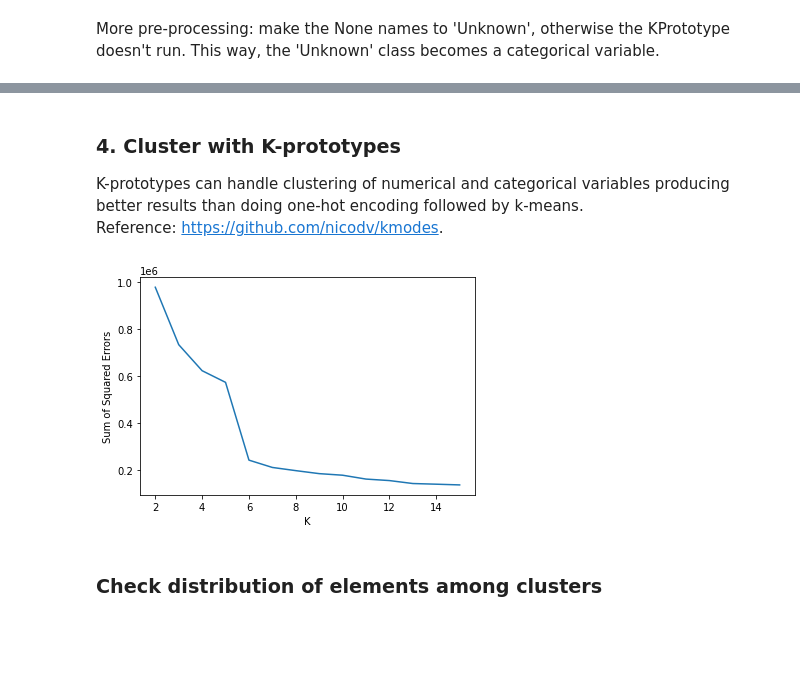
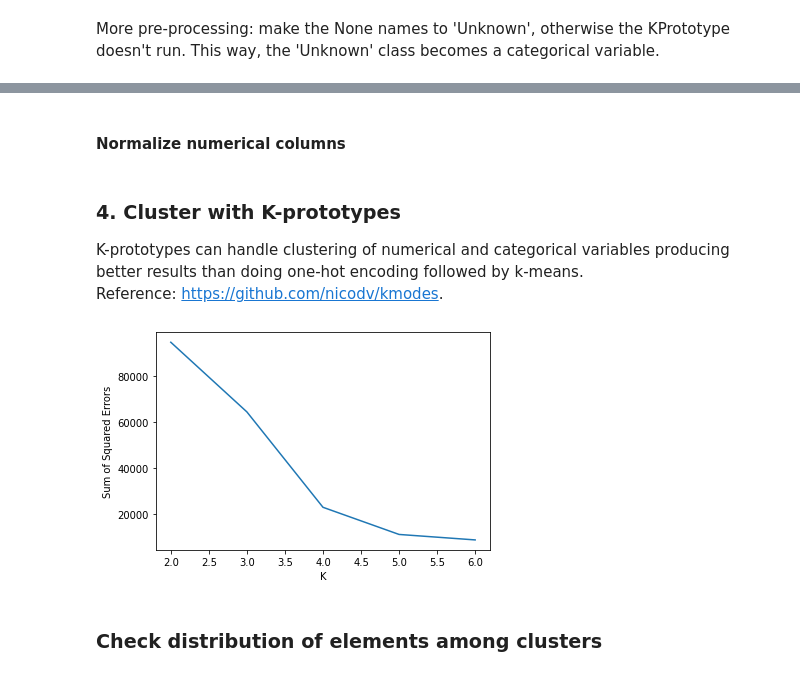
Before and after one commit to epfl-ada/ada-2021-project-quotebankers, a Jupyter notebook: clustering.ipynb, the cells around one changed output, grey strips where cells are left out. Cells and saved outputs as stored; diff of their text form; code cells hidden in the pictures; blank space fills up the shorter version.

Commit message:
Stupid clustering with k-prototypes, clusters only over ages

```diff
--- a/clustering.ipynb
+++ b/clustering.ipynb
@@ -178,0 +222,17 @@ speakers_features_preprocessed.head()
+# %%
+# top_occ_synset_obj = wn.synsets('athlete')[0]
+# qid_synset_obj = wn.synsets('politician')[0]
+# top_occ_synset_obj.path_similarity(qid_synset_obj)
+a = np.array([[0.2, 0.3, 0.1, 0.99, 0.9]])
+a[a != np.max(a)] = 0
+a[a == np.max(a)] = 1
+a
+# 'soccer player'
+# 'American football player'
+# 'hockey player'
+top_occ_synset_obj = wn.synsets('singer')
+top_occ_synset_obj
+# qid_synset_obj = wn.synsets('hockey player')[0]
+# top_occ_synset_obj.path_similarity(qid_synset_obj)
+
+# qid_occupation_map
@@ -178,0 +241,12 @@ speakers_features_preprocessed.head()
+# %%
+# Create new columns: politician_score, athlete_score, actor_score, lawyer_score, researcher_score, journalist_score, musician_score, businessperson_score
+for top_occupation in top_occupations:
+    speakers_features_preprocessed[f'{top_occupation}_score'] = None
+speakers_features_preprocessed.head(20)
+
+unique_occupation_qids = speakers_features_preprocessed.occupation.unique().tolist()
+for occ_qid in qid_similarities_map:
+    speakers_features_preprocessed.loc[speakers_features_preprocessed['occupation'] == occ_qid,
+                                      ['politician_score', 'athlete_score', 'actor_score', 'lawyer_score',
+                                       'researcher_score', 'journalist_score', 'musician_score', 'businessperson_score']] = qid_similarities_map[occ_qid]
+# speakers_features_preprocessed.head(10)
@@ -178,0 +264,4 @@ speakers_features_preprocessed.head()
+# %%
+speakers_features_preprocessed_final = speakers_features_preprocessed.drop(columns=['occupation']).dropna()
+speakers_features_preprocessed_final.head()
+# print(speakers_features_preprocessed_final.shape)
@@ -178,0 +276,2 @@ speakers_features_preprocessed.head()
+# %% [markdown]
+#### Normalize numerical columns
@@ -182,7 +296,6 @@ K-prototypes can handle clustering of numerical and categorical variables produc
 Reference: https://github.com/nicodv/kmodes.
 # %%
 from kmodes.kprototypes import KPrototypes
-from sklearn.metrics import silhouette_score
 
 def run_kprototypes(features, start, end):
     """
@@ -193,7 +306,7 @@ def run_kprototypes(features, start, end):
     kprotos = {}
     for k in range(start, end + 1):
         # Assign the labels to the clusters
-        kproto = KPrototypes(n_clusters=k, random_state=10, n_jobs=-1).fit(features, categorical=[2, 3, 4])
+        kproto = KPrototypes(n_clusters=k, random_state=10, n_jobs=-1).fit(features, categorical=[1, 2])
         kprotos[k] = kproto
     return kprotos
 
@@ -203,10 +316,10 @@ def plot_sse(kprotos):
     plt.xlabel('K')
     plt.ylabel('Sum of Squared Errors')
 # %%
-kprotos = run_kprototypes(speakers_features_preprocessed, start=2, end=15)
+kprotos = run_kprototypes(speakers_features_preprocessed_final, start=2, end=6)
 plot_sse(kprotos)
 # %% [output]
-[figure, old version]
+[figure, new version]
 # %% [markdown]
 ### Check distribution of elements among clusters
 # %%
```
Also changed, not shown: parts of 28 cells of this notebook.
